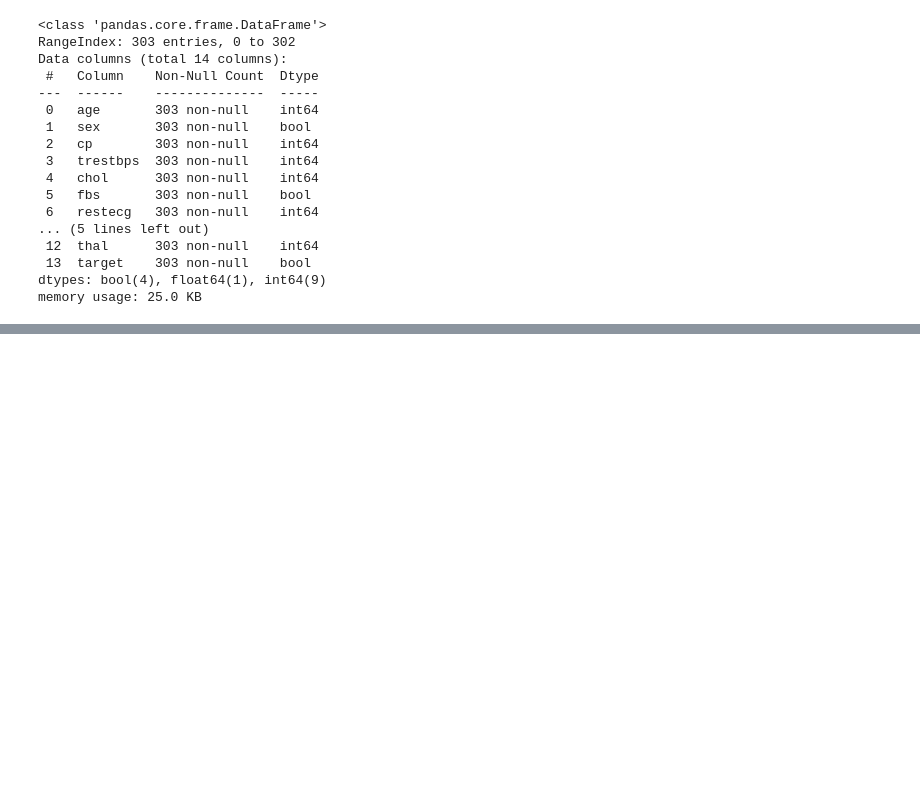
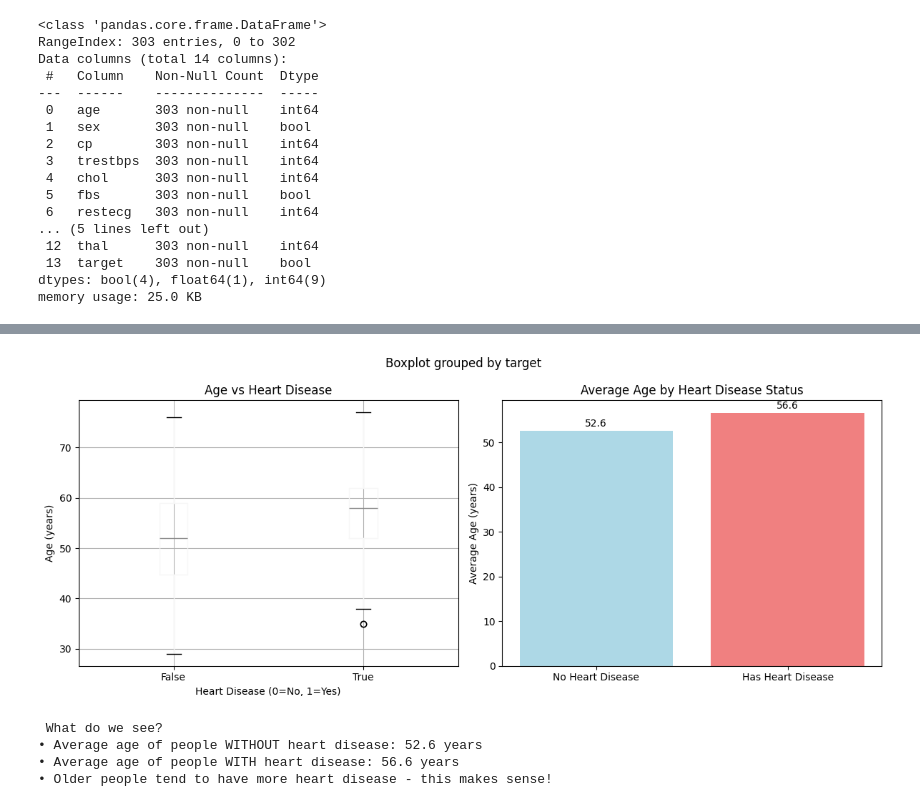
Before and after one commit to ai-abanoubmichel/GTC-Heart-Disease-Risk-Prediction, a Jupyter notebook: GTC_Final_Project_Heart_Disease_Prediction.ipynb, the cells around one changed output, grey strips where cells are left out. Cells and saved outputs as stored; diff of their text form; code cells hidden in the pictures; blank space fills up the shorter version.

```diff
--- a/GTC_Final_Project_Heart_Disease_Prediction.ipynb
+++ b/GTC_Final_Project_Heart_Disease_Prediction.ipynb
@@ -213,14 +212,0 @@ Phase 2:Exploratory Data Analysis (EDA) & Feature Building
-# %%
-plt.figure(figsize=(13, 5))
-t = sns.countplot(x="target", data=heart_disease_df)
-
-for p in t.patches:
-    height = p.get_height()
-    t.text(p.get_x() + p.get_width()/2., height + 0.1,
-            f'{int(height)}\n({height/len(heart_disease_df)*100:.1f}%)',
-            ha='center', va='bottom', fontsize=10)
-
-plt.xlabel('Target', fontsize=12)
-plt.ylabel('Count', fontsize=12)
-plt.grid(axis='y', alpha=0.3)
-plt.show()
@@ -233,0 +274,38 @@ heart_disease_df[['trestbps', 'chol', 'thalach']] = scaler.fit_transform(heart_d
+# %%
+# Let's see how age affects heart disease
+plt.figure(figsize=(12, 5))
+
+# Create two subplots side by side
+plt.subplot(1, 2, 1)
+# Box plot showing age distribution for people with and without heart disease
+heart_disease_df.boxplot(column='age', by='target', ax=plt.gca())
+plt.title('Age vs Heart Disease')
+plt.xlabel('Heart Disease (0=No, 1=Yes)')
+plt.ylabel('Age (years)')
+
+# Bar chart showing average age
+plt.subplot(1, 2, 2)
+avg_age = heart_disease_df.groupby('target')['age'].mean()
+bars = plt.bar(['No Heart Disease', 'Has Heart Disease'], avg_age, color=['lightblue', 'lightcoral'])
+plt.title('Average Age by Heart Disease Status')
+plt.ylabel('Average Age (years)')
+
+# Add value labels on bars
+for bar in bars:
+    height = bar.get_height()
+    plt.text(bar.get_x() + bar.get_width()/2., height + 0.5,
+             f'{height:.1f}', ha='center', va='bottom')
+
+plt.tight_layout()
+plt.show()
+
+print(" What do we see?")
+print(f"• Average age of people WITHOUT heart disease: {avg_age[0]:.1f} years")
+print(f"• Average age of people WITH heart disease: {avg_age[1]:.1f} years")
+print("• Older people tend to have more heart disease - this makes sense!")
+# %% [output]
+[figure, added]
+ What do we see?
+• Average age of people WITHOUT heart disease: 52.6 years
+• Average age of people WITH heart disease: 56.6 years
+• Older people tend to have more heart disease - this makes sense!
```
Also changed, not shown: parts of 17 cells of this notebook.
